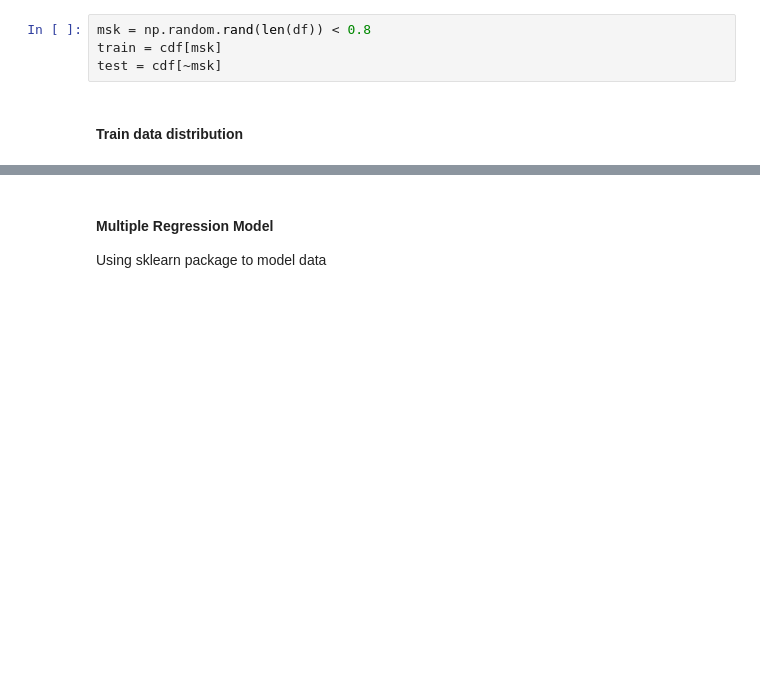
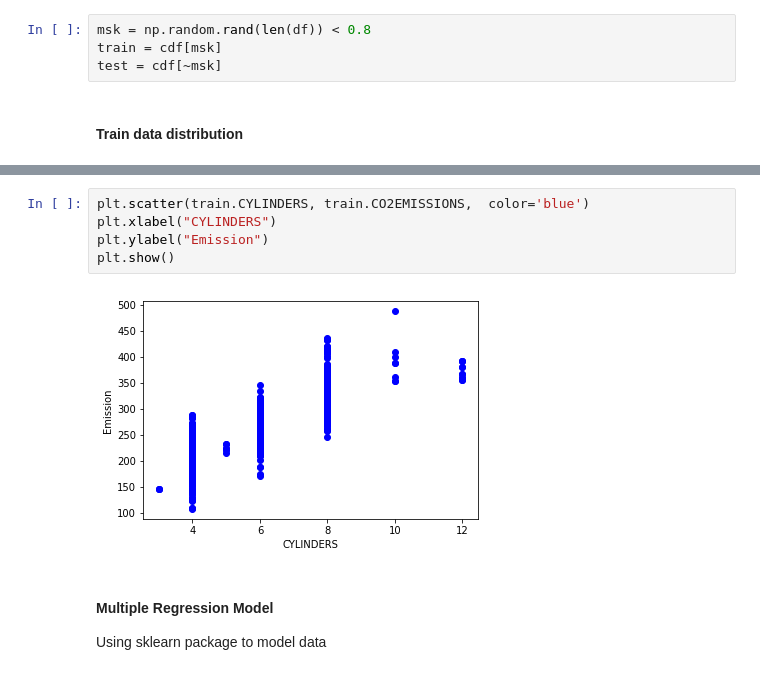
Before and after one commit to rajeshgundala/Multiple-Linear-Regression, a Jupyter notebook: Multiple_Linear_Regression.ipynb, the cells around one changed output, grey strips where cells are left out. Cells and saved outputs as stored; diff of their text form; blank space fills up the shorter version.

```diff
--- a/Multiple_Linear_Regression.ipynb
+++ b/Multiple_Linear_Regression.ipynb
@@ -177,3 +184,10 @@ plt.show()
+# %%
+plt.scatter(train.CYLINDERS, train.CO2EMISSIONS,  color='blue')
+plt.xlabel("CYLINDERS")
+plt.ylabel("Emission")
+plt.show()
+# %% [output]
+[figure, added]
 # %% [markdown]
 <h4>Multiple Regression Model</h4>
 
```
Also changed, not shown: parts of 10 cells of this notebook.
